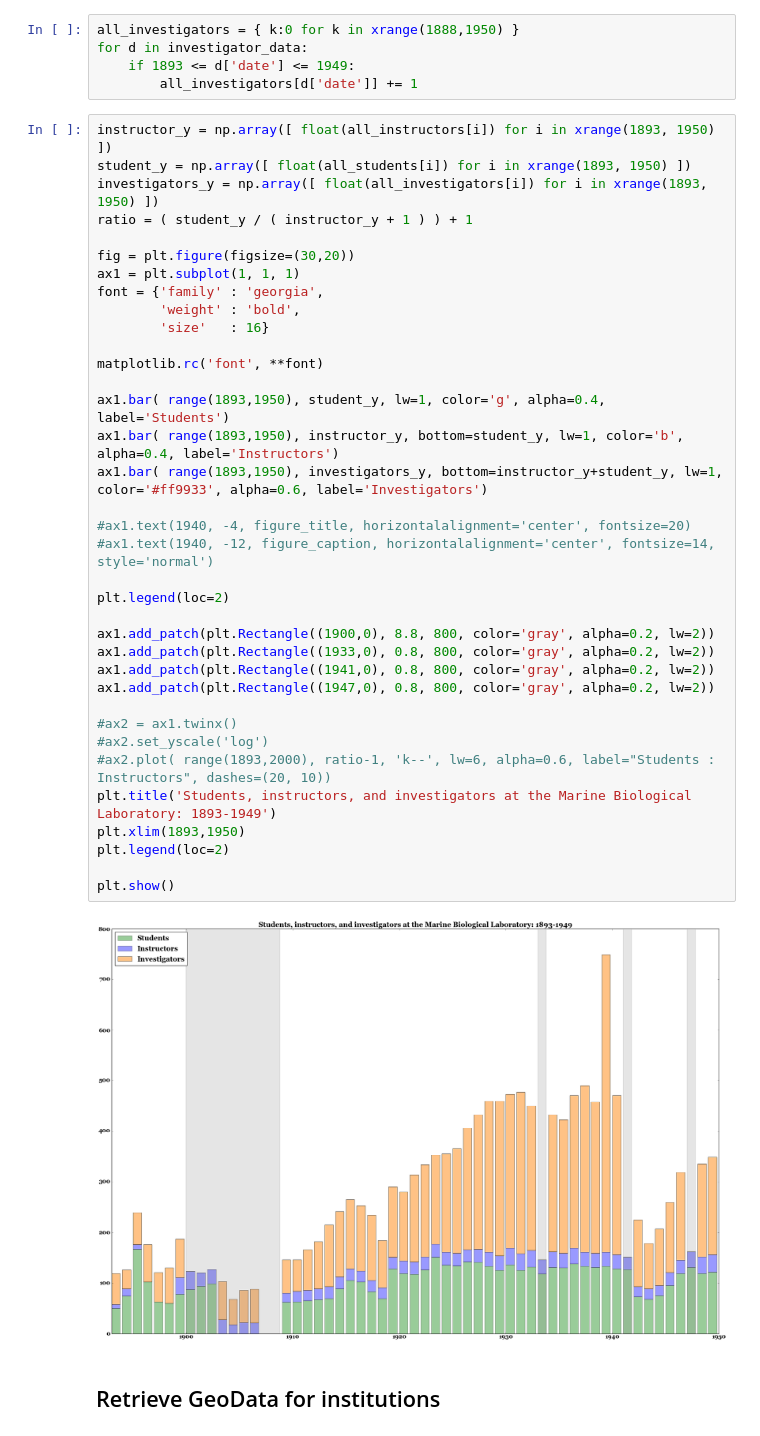
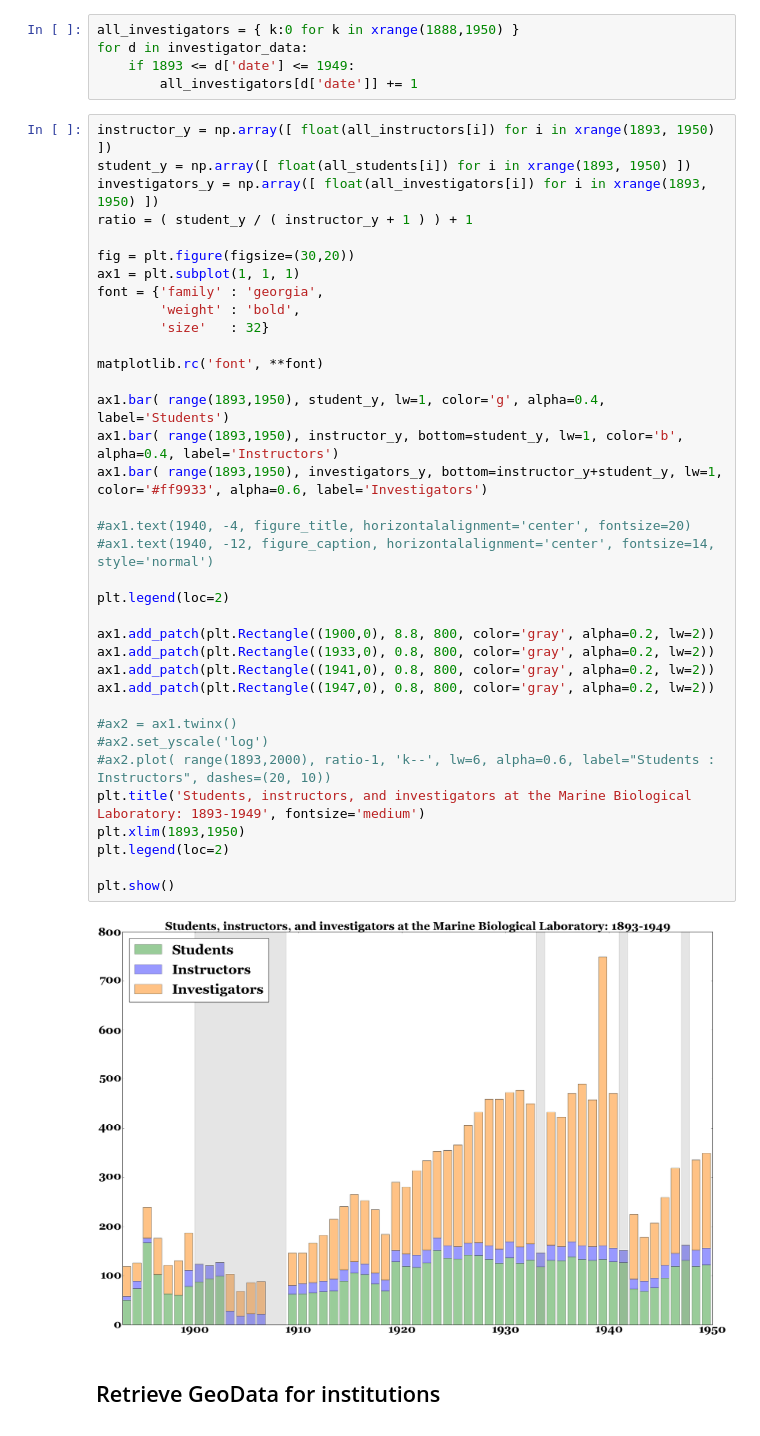
Before and after one commit to erickpeirson/MBL-course-data-visualizations, a Jupyter notebook: 2014-01-20 MBL Course Data.ipynb, the cells around one changed output. Saved outputs shown, nothing was run; the diff lists cells and outputs as text.

```diff
--- a/2014-01-20 MBL Course Data.ipynb
+++ b/2014-01-20 MBL Course Data.ipynb
@@ -320,36 +318,36 @@ ratio = ( student_y / ( instructor_y + 1 ) ) + 1
 
 fig = plt.figure(figsize=(30,20))
 ax1 = plt.subplot(1, 1, 1)
 font = {'family' : 'georgia',
         'weight' : 'bold',
-        'size'   : 16}
+        'size'   : 32}
 
 matplotlib.rc('font', **font)
 
 ax1.bar( range(1893,1950), student_y, lw=1, color='g', alpha=0.4, label='Students')
 ax1.bar( range(1893,1950), instructor_y, bottom=student_y, lw=1, color='b', alpha=0.4, label='Instructors')
 ax1.bar( range(1893,1950), investigators_y, bottom=instructor_y+student_y, lw=1, color='#ff9933', alpha=0.6, label='Investigators')
 
 #ax1.text(1940, -4, figure_title, horizontalalignment='center', fontsize=20)
 #ax1.text(1940, -12, figure_caption, horizontalalignment='center', fontsize=14, style='normal')
 
 plt.legend(loc=2)
 
 ax1.add_patch(plt.Rectangle((1900,0), 8.8, 800, color='gray', alpha=0.2, lw=2))
 ax1.add_patch(plt.Rectangle((1933,0), 0.8, 800, color='gray', alpha=0.2, lw=2))
 ax1.add_patch(plt.Rectangle((1941,0), 0.8, 800, color='gray', alpha=0.2, lw=2))
 ax1.add_patch(plt.Rectangle((1947,0), 0.8, 800, color='gray', alpha=0.2, lw=2))
 
 #ax2 = ax1.twinx()
 #ax2.set_yscale('log')
 #ax2.plot( range(1893,2000), ratio-1, 'k--', lw=6, alpha=0.6, label="Students : Instructors", dashes=(20, 10))
-plt.title('Students, instructors, and investigators at the Marine Biological Laboratory: 1893-1949')
+plt.title('Students, instructors, and investigators at the Marine Biological Laboratory: 1893-1949', fontsize='medium')
 plt.xlim(1893,1950)
 plt.legend(loc=2)
 
 plt.show()
 # %% [output]
-[figure, old version]
+[figure, new version]
 # %% [markdown]
 ## Retrieve GeoData for institutions
 # %%
```
Also changed, not shown: parts of 7 cells of this notebook, 1 other file.
